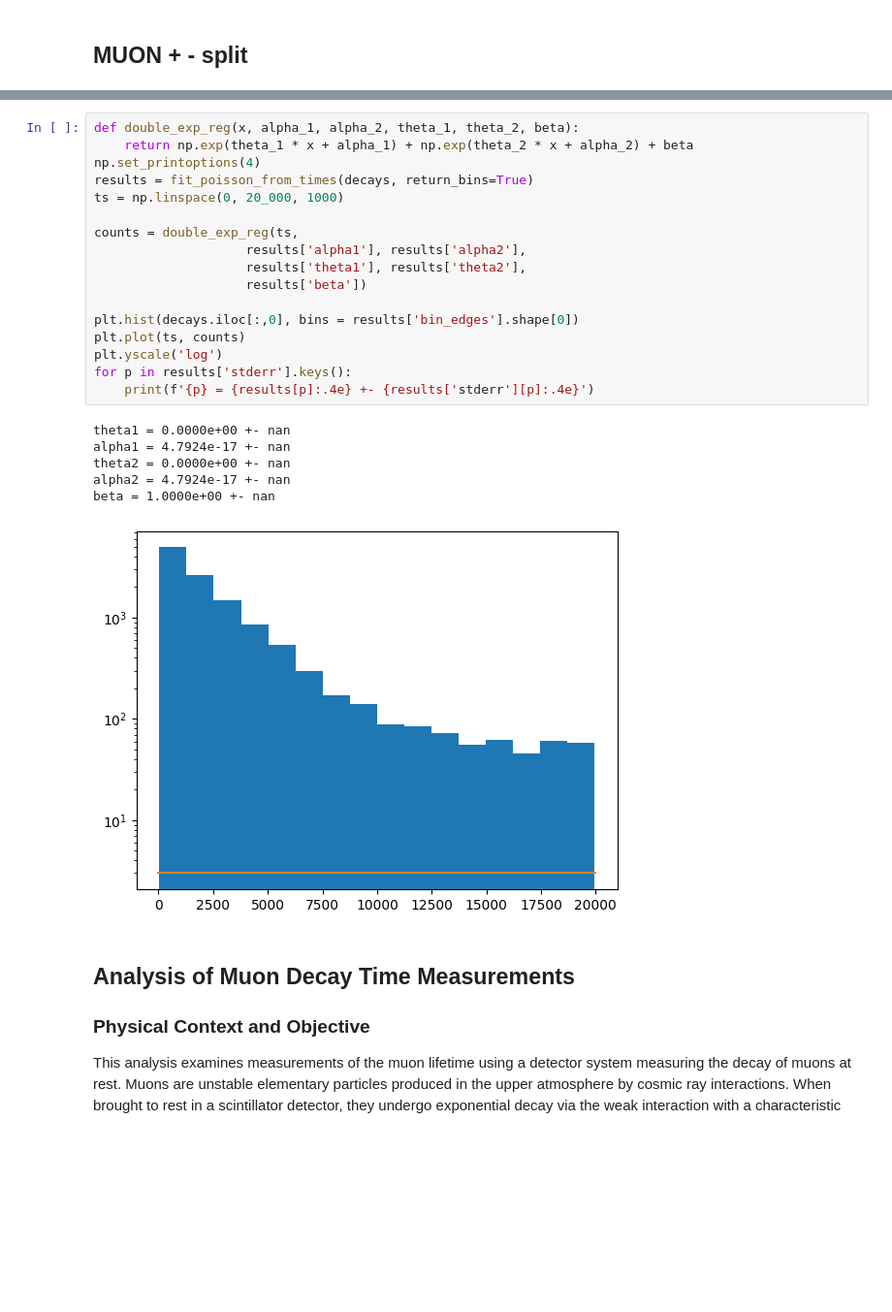
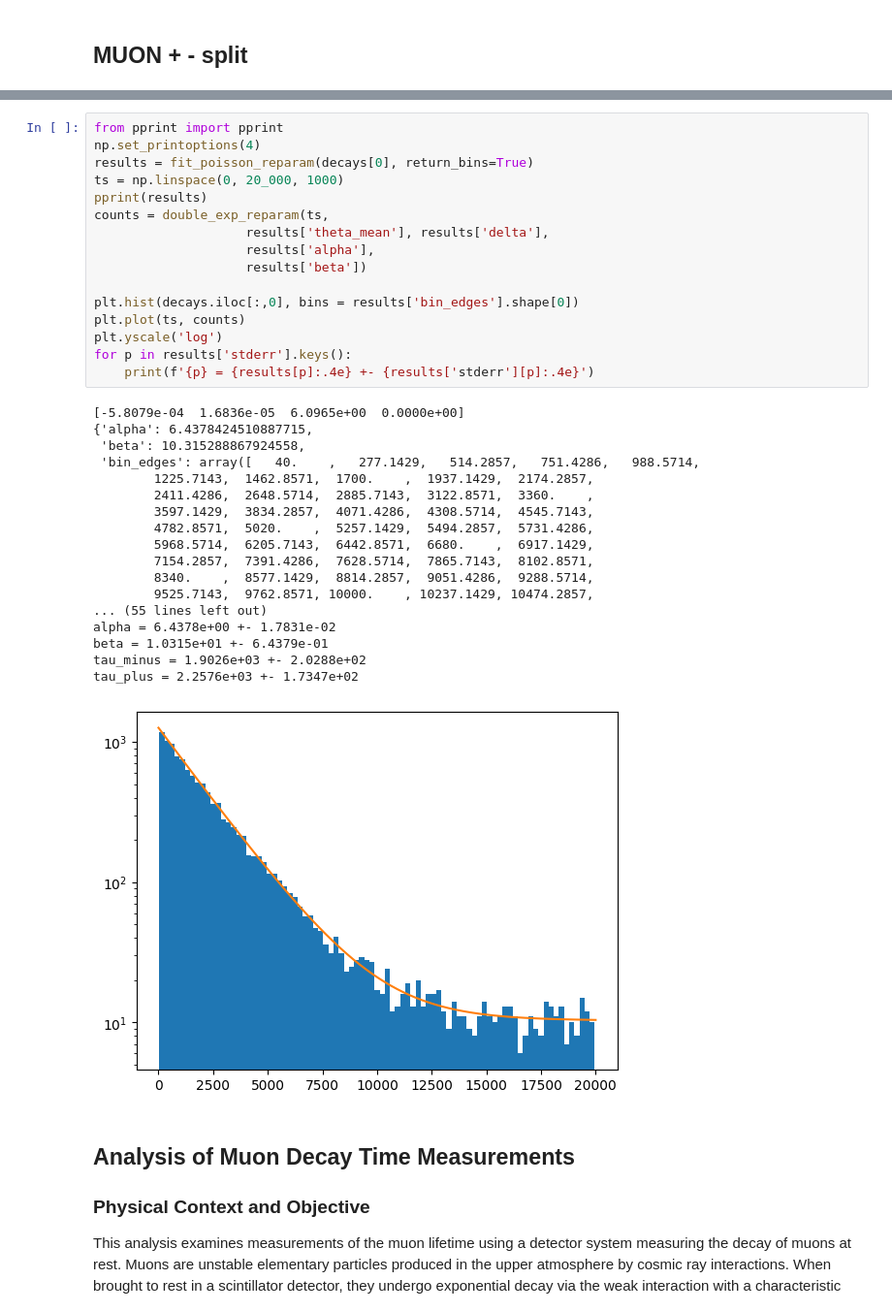
Before and after one commit to Confusedphoton/PHY---PNMR, a Jupyter notebook: gamma_muon.ipynb, the cells around one changed output, grey strips where cells are left out. Shown: that part at 97% size. Cells and saved outputs as stored; diff of their text form; blank space fills up the shorter version.

Commit message:
Muon plus minus works!

```diff
--- a/gamma_muon.ipynb
+++ b/gamma_muon.ipynb
@@ -575,29 +644,40 @@ def fit_poisson_from_times(t, bins='fd', return_bins=False, hess_eps=1e-5):
 
     return out
 # %%
-def double_exp_reg(x, alpha_1, alpha_2, theta_1, theta_2, beta):
-    return np.exp(theta_1 * x + alpha_1) + np.exp(theta_2 * x + alpha_2) + beta
+from pprint import pprint
 np.set_printoptions(4)
-results = fit_poisson_from_times(decays, return_bins=True)
+results = fit_poisson_reparam(decays[0], return_bins=True)
 ts = np.linspace(0, 20_000, 1000)
-
-counts = double_exp_reg(ts,
-                    results['alpha1'], results['alpha2'],
-                    results['theta1'], results['theta2'],
+pprint(results)
+counts = double_exp_reparam(ts,
+                    results['theta_mean'], results['delta'],
+                    results['alpha'],
                     results['beta'])
 
 plt.hist(decays.iloc[:,0], bins = results['bin_edges'].shape[0])
 plt.plot(ts, counts)
 plt.yscale('log')
 for p in results['stderr'].keys():
     print(f'{p} = {results[p]:.4e} +- {results['stderr'][p]:.4e}')
 # %% [output]
-theta1 = 0.0000e+00 +- nan
-alpha1 = 4.7924e-17 +- nan
-theta2 = 0.0000e+00 +- nan
-alpha2 = 4.7924e-17 +- nan
-beta = 1.0000e+00 +- nan
+[-5.8079e-04  1.6836e-05  6.0965e+00  0.0000e+00]
+{'alpha': 6.4378424510887715,
+ 'beta': 10.315288867924558,
+ 'bin_edges': array([   40.    ,   277.1429,   514.2857,   751.4286,   988.5714,
+        1225.7143,  1462.8571,  1700.    ,  1937.1429,  2174.2857,
+        2411.4286,  2648.5714,  2885.7143,  3122.8571,  3360.    ,
+        3597.1429,  3834.2857,  4071.4286,  4308.5714,  4545.7143,
+        4782.8571,  5020.    ,  5257.1429,  5494.2857,  5731.4286,
+        5968.5714,  6205.7143,  6442.8571,  6680.    ,  6917.1429,
+        7154.2857,  7391.4286,  7628.5714,  7865.7143,  8102.8571,
+        8340.    ,  8577.1429,  8814.2857,  9051.4286,  9288.5714,
+        9525.7143,  9762.8571, 10000.    , 10237.1429, 10474.2857,
+... (55 lines left out)
+alpha = 6.4378e+00 +- 1.7831e-02
+beta = 1.0315e+01 +- 6.4379e-01
+tau_minus = 1.9026e+03 +- 2.0288e+02
+tau_plus = 2.2576e+03 +- 1.7347e+02
-[figure, old version]
+[figure, new version]
 # %% [markdown]
 ## Analysis of Muon Decay Time Measurements
 
```
Also changed, not shown: parts of 1 cell of this notebook.
